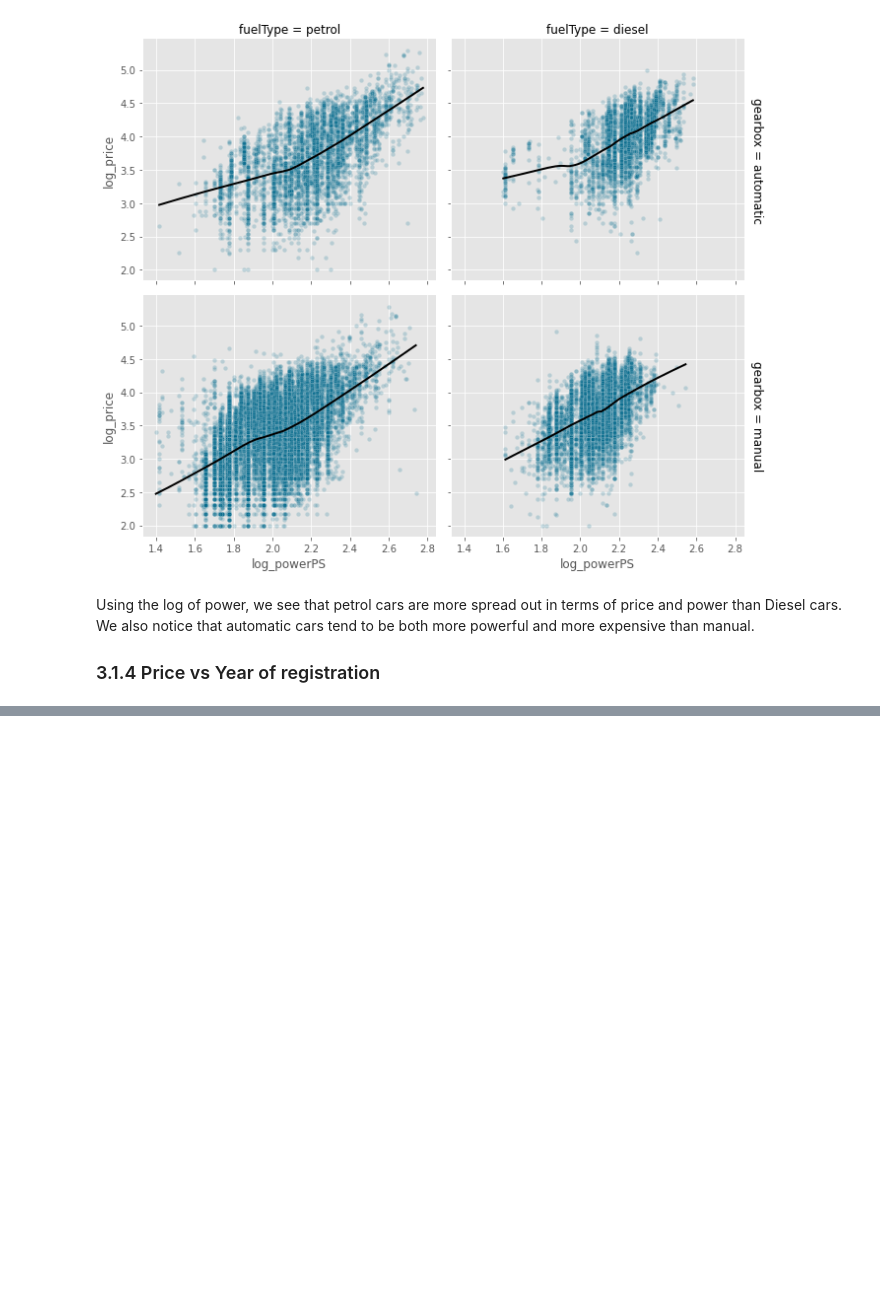
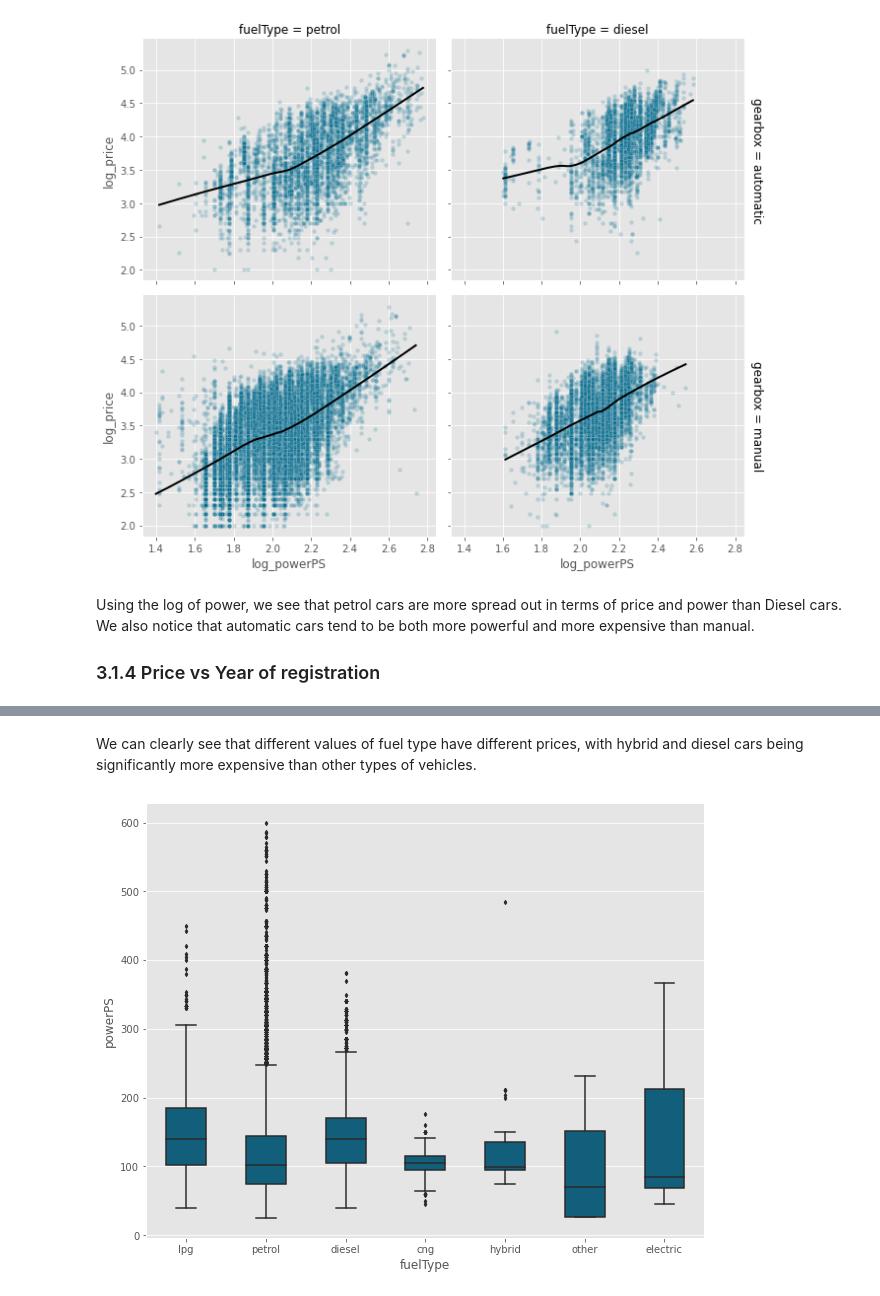
Before and after one commit to Elmehdi9/Used-Cars-Exploratory-Analysis, a Jupyter notebook: EDA.ipynb, the cells around one changed output, grey strips where cells are left out. Cells and saved outputs as stored; diff of their text form; code cells hidden in the pictures; blank space fills up the shorter version.

```diff
--- a/EDA.ipynb
+++ b/EDA.ipynb
@@ -519,0 +550,7 @@ Using the log of power, we see that petrol cars are more spread out in terms of
+# %% [markdown]
+We can clearly see that different values of fuel type have different prices, with hybrid and diesel cars being significantly more expensive than other types of vehicles.
+# %%
+sns.boxplot(data=df, x='fuelType', y='powerPS', color=blue, width=0.5, linewidth=1.5, fliersize=3)
+plt.show()
+# %% [output]
+[figure, added]
```
Also changed, not shown: parts of 26 cells of this notebook.
